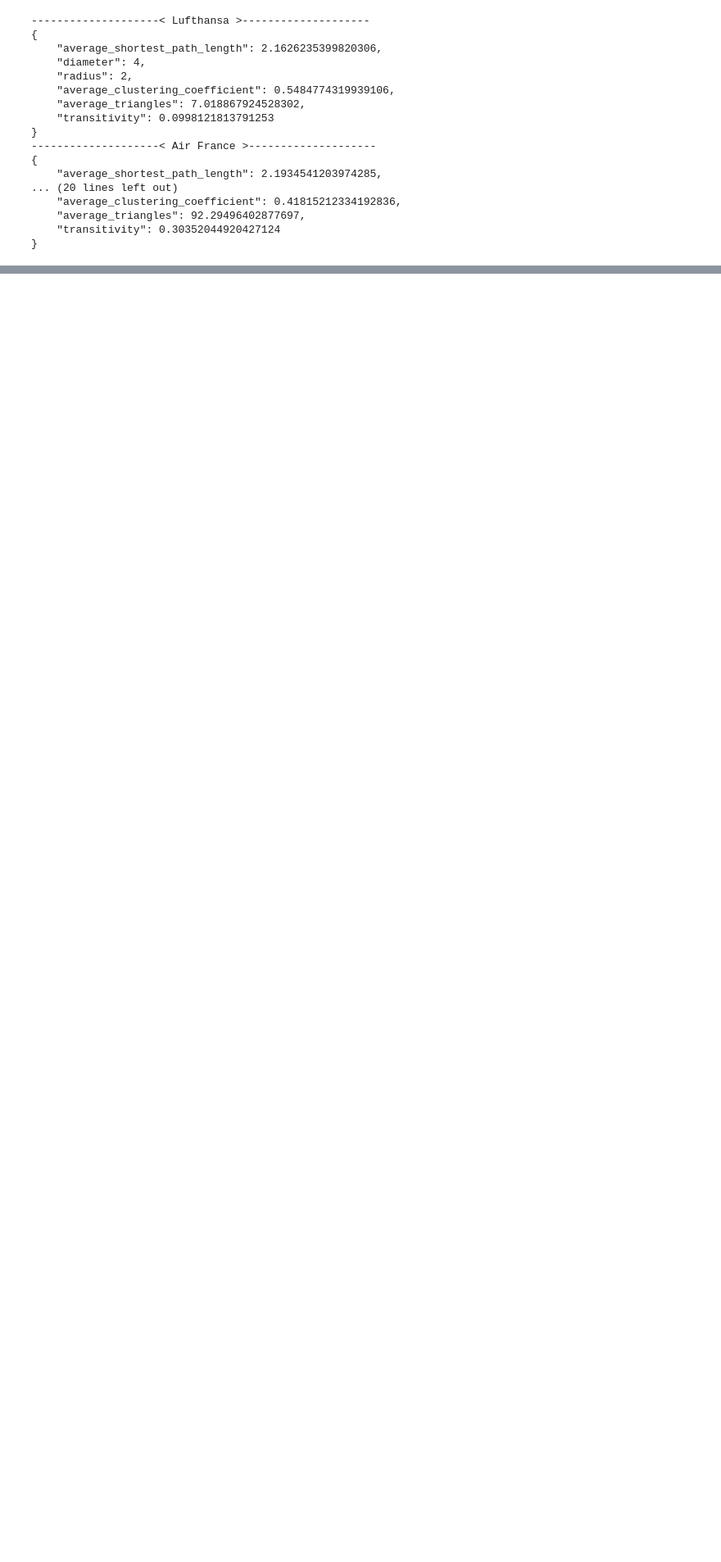
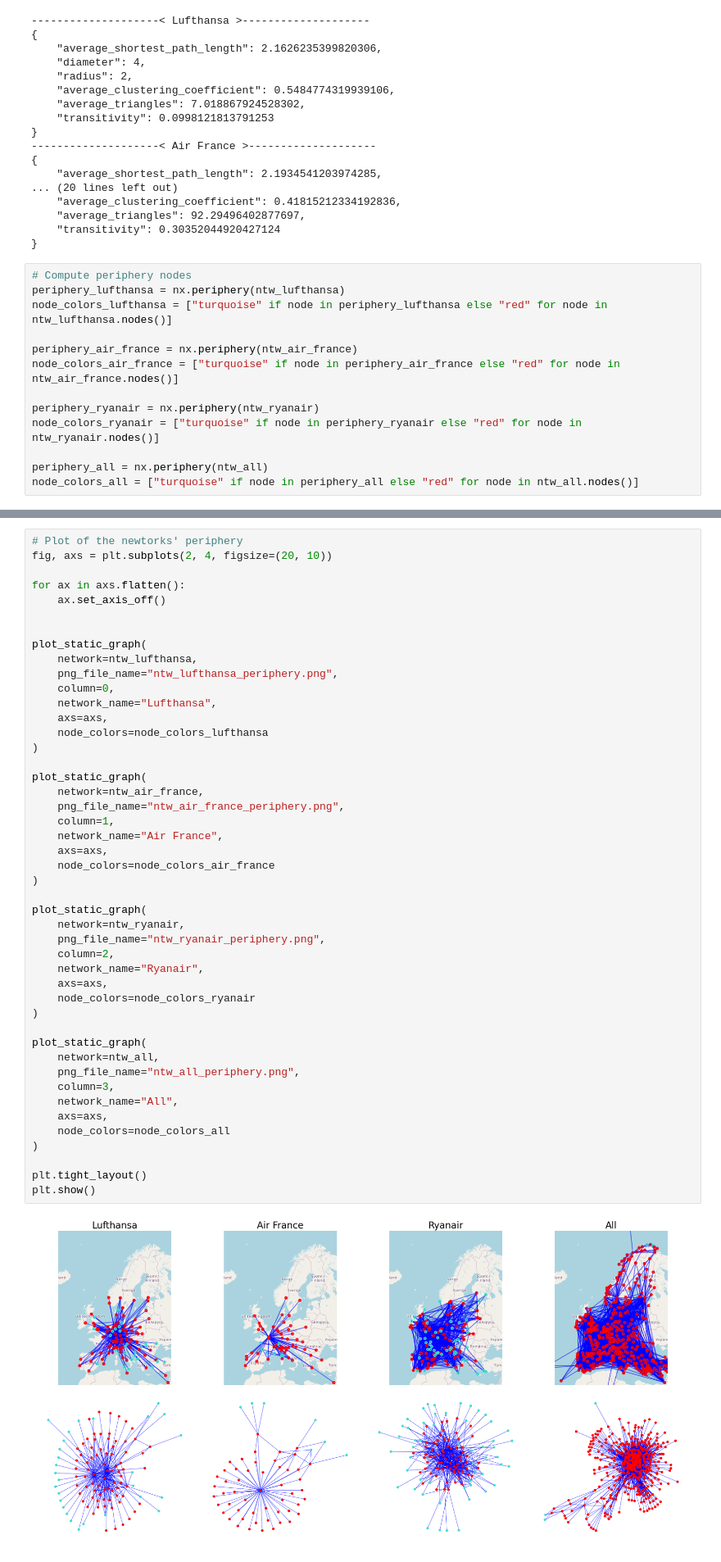
Before and after one commit to srmarcballestero/ComplexNetworks25, a Jupyter notebook: Notebooks/Project.ipynb, the cells around one changed output, grey strips where cells are left out. Shown at 82% size. Cells and saved outputs as stored; diff of their text form; blank space fills up the shorter version.

Commit message:
Periphery analysis

```diff
--- a/Notebooks/Project.ipynb
+++ b/Notebooks/Project.ipynb
@@ -1228,3 +1251,16 @@ print(json.dumps(all_macroscale_data, indent=4))
     "average_triangles": 92.29496402877697,
     "transitivity": 0.30352044920427124
 }
+# %%
+# Compute periphery nodes
+periphery_lufthansa = nx.periphery(ntw_lufthansa)
+node_colors_lufthansa = ["turquoise" if node in periphery_lufthansa else "red" for node in ntw_lufthansa.nodes()]
+
+periphery_air_france = nx.periphery(ntw_air_france)
+node_colors_air_france = ["turquoise" if node in periphery_air_france else "red" for node in ntw_air_france.nodes()]
+
+periphery_ryanair = nx.periphery(ntw_ryanair)
+node_colors_ryanair = ["turquoise" if node in periphery_ryanair else "red" for node in ntw_ryanair.nodes()]
+
+periphery_all = nx.periphery(ntw_all)
+node_colors_all = ["turquoise" if node in periphery_all else "red" for node in ntw_all.nodes()]
@@ -1230,0 +1322,48 @@ print(json.dumps(all_macroscale_data, indent=4))
+# %%
+# Plot of the newtorks' periphery
+fig, axs = plt.subplots(2, 4, figsize=(20, 10))
+
+for ax in axs.flatten():
+    ax.set_axis_off()
+
+
+plot_static_graph(
+    network=ntw_lufthansa,
+    png_file_name="ntw_lufthansa_periphery.png",
+    column=0,
+    network_name="Lufthansa",
+    axs=axs,
+    node_colors=node_colors_lufthansa
+)
+
+plot_static_graph(
+    network=ntw_air_france,
+    png_file_name="ntw_air_france_periphery.png",
+    column=1,
+    network_name="Air France",
+    axs=axs,
+    node_colors=node_colors_air_france
+)
+
+plot_static_graph(
+    network=ntw_ryanair,
+    png_file_name="ntw_ryanair_periphery.png",
+    column=2,
+    network_name="Ryanair",
+    axs=axs,
+    node_colors=node_colors_ryanair
+)
+
+plot_static_graph(
+    network=ntw_all,
+    png_file_name="ntw_all_periphery.png",
+    column=3,
+    network_name="All",
+    axs=axs,
+    node_colors=node_colors_all
+)
+
+plt.tight_layout()
+plt.show()
+# %% [output]
+[figure, added]
```
Also changed, not shown: parts of 4 cells of this notebook.
